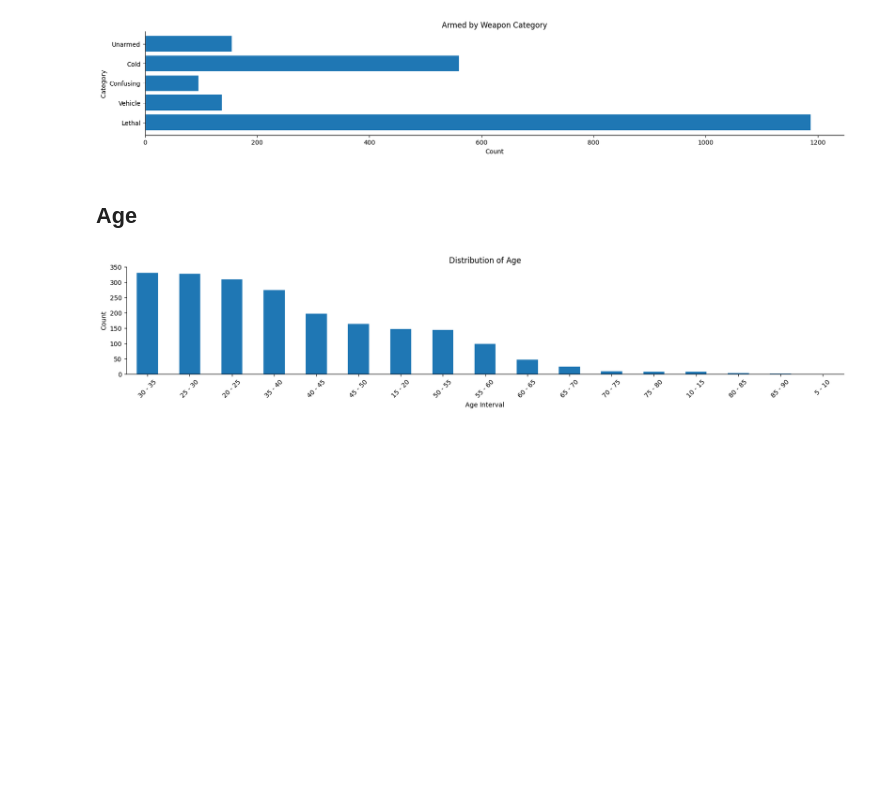
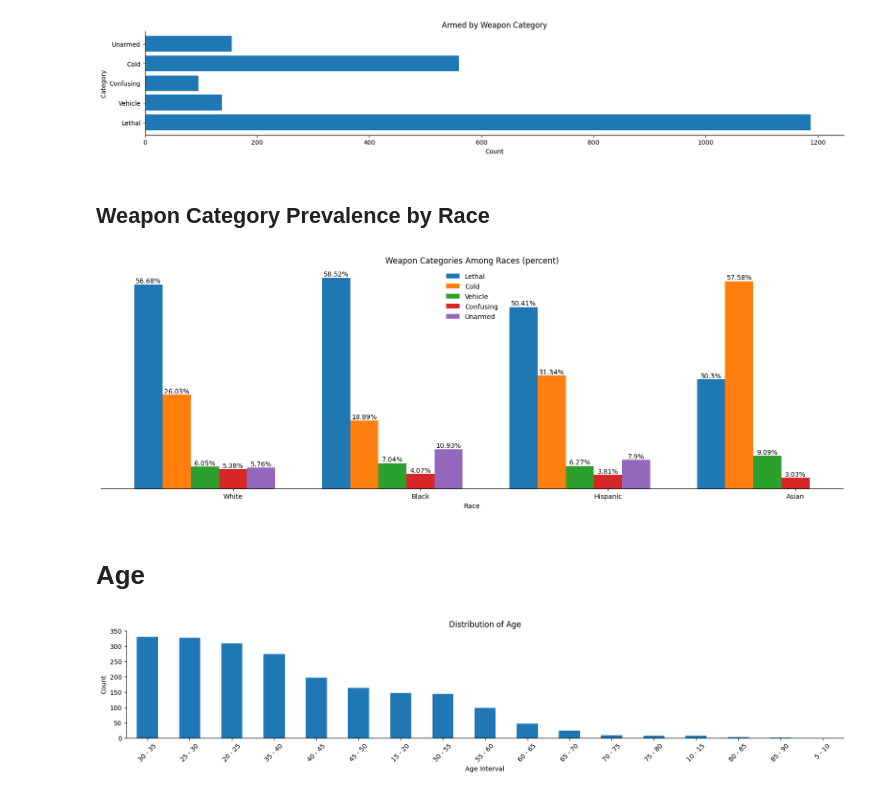
Before and after one commit to Jpooouks/fatal-police-shooting-eda, a Jupyter notebook: fatal_police_shootings_jp.ipynb, the cells around one changed output. Cells and saved outputs as stored; diff of their text form; code cells hidden in the pictures; blank space fills up the shorter version.

Commit message:
few new plots

```diff
--- a/fatal_police_shootings_jp.ipynb
+++ b/fatal_police_shootings_jp.ipynb
@@ -604,8 +595,35 @@ ax.set_ylabel('Category')
 ax.set_xlabel('Count');
 # %% [output]
 [figure]
+# %% [markdown]
+## Weapon Category Prevalence by Race
+# %%
+lethal_percent = np.round(lethal.race.dropna().value_counts().divide(df.race.dropna().value_counts())[['W', 'B', 'H', 'A']] * 100, 2)
+vehicle_percent = np.round(vehicle.race.dropna().value_counts().divide(df.race.dropna().value_counts())[['W', 'B', 'H', 'A']] * 100, 2)
+confusing_percent = np.round(confusing.race.dropna().value_counts().divide(df.race.dropna().value_counts())[['W', 'B', 'H', 'A']] * 100, 2)
+unarmed_percent = np.round(unarmed.race.dropna().value_counts().divide(df.race.dropna().value_counts())[['W', 'B', 'H', 'A']] * 100, 2)
+cold_percent = np.round(cold.race.dropna().value_counts().divide(df.race.dropna().value_counts())[['W', 'B', 'H', 'A']] * 100, 2)
+fig, ax = plt.subplots(figsize=(20,6))
+pos = np.arange(4)
+containers = [ax.bar(pos, lethal_percent, width=0.15, label='Lethal'),
+ax.bar(pos + 0.15, cold_percent, width=0.15, label='Cold'),
+ax.bar(pos + 0.3, vehicle_percent, width=0.15, label='Vehicle'),
+ax.bar(pos + 0.45, confusing_percent, width=0.15, label='Confusing'),
+ax.bar(pos + 0.6, unarmed_percent, width=0.15, label='Unarmed')]
+for container in containers:
+    ax.bar_label(container, fmt='{}%')
+plt.legend(frameon=False)
+ax.yaxis.set_major_formatter(plt.NullFormatter())
+ax.yaxis.set_major_locator(plt.NullLocator())
+ax.set_xticks(pos + 0.45)
+ax.set_xticklabels(['White', 'Black', 'Hispanic', 'Asian'])
+ax.set_title('Weapon Categories Among Races (percent)')
+ax.set_xlabel('Race')
+ax.spines[['top', 'right', 'left']].set_visible(False);
+# %% [output]
+[figure, added]
 # %% [markdown]
-## Age
+# Age
 # %%
 df['age_bin'] = (pd.cut(df.age.dropna(), np.linspace(0, 100, 21)[1:-1].astype(int))
 .astype('str')
```
Also changed, not shown: parts of 2 cells of this notebook.
